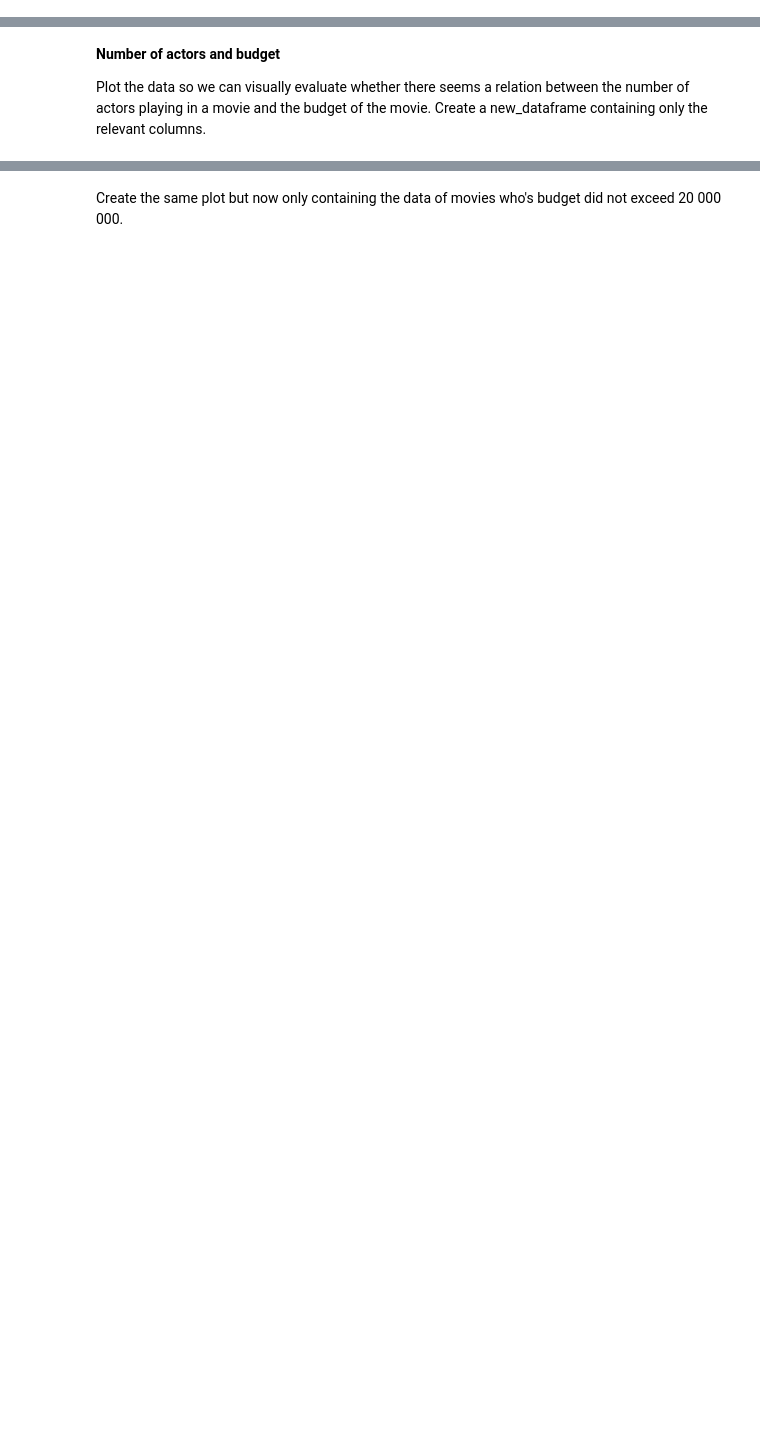
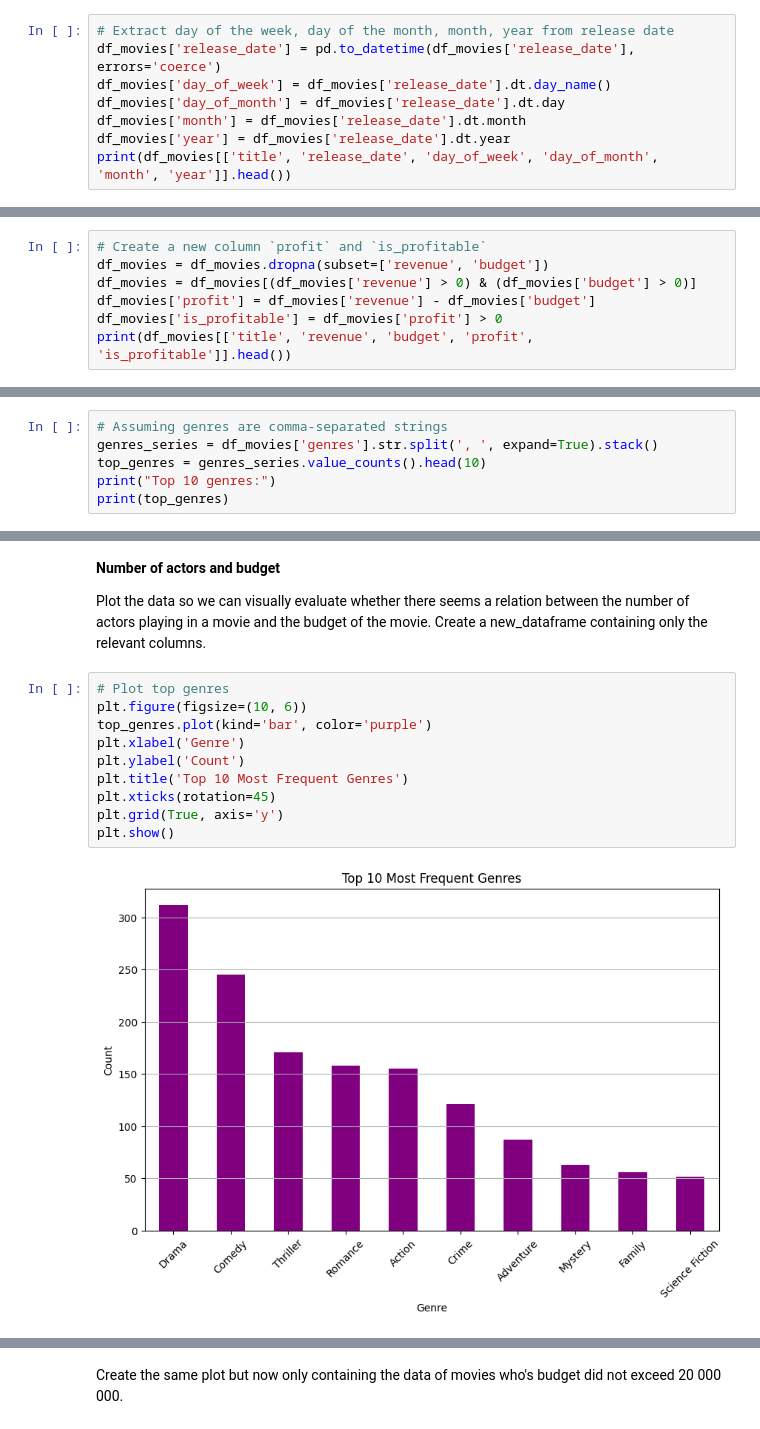
Before and after one commit to iPwnds/Programming-2, a Jupyter notebook: 05-data-processing/05-bigger_exercises/TMDB-movies.ipynb, the cells around one changed output, grey strips where cells are left out. Cells and saved outputs as stored; diff of their text form; blank space fills up the shorter version.

```diff
--- a/05-data-processing/05-bigger_exercises/TMDB-movies.ipynb
+++ b/05-data-processing/05-bigger_exercises/TMDB-movies.ipynb
@@ -32,3 +123,11 @@ For the following questions, work with the dataframe `df_movies`.
 
 Extract following information from the release date and store this in new columns:
     day of the week, day of the month, month, year
+# %%
+# Extract day of the week, day of the month, month, year from release date
+df_movies['release_date'] = pd.to_datetime(df_movies['release_date'], errors='coerce')
+df_movies['day_of_week'] = df_movies['release_date'].dt.day_name()
+df_movies['day_of_month'] = df_movies['release_date'].dt.day
+df_movies['month'] = df_movies['release_date'].dt.month
+df_movies['year'] = df_movies['release_date'].dt.year
+print(df_movies[['title', 'release_date', 'day_of_week', 'day_of_month', 'month', 'year']].head())
@@ -35,2 +141,9 @@ Extract following information from the release date and store this in new column
 # %% [markdown]
 Create a new column `profit`, derived from subtracting the budget from the revenue. Remove all rows which do not contain valid revenue or budget data. Also create a column with booleans indicating wheter a film `is_profitable` (profit >0) or not.
+# %%
+# Create a new column `profit` and `is_profitable`
+df_movies = df_movies.dropna(subset=['revenue', 'budget'])
+df_movies = df_movies[(df_movies['revenue'] > 0) & (df_movies['budget'] > 0)]
+df_movies['profit'] = df_movies['revenue'] - df_movies['budget']
+df_movies['is_profitable'] = df_movies['profit'] > 0
+print(df_movies[['title', 'revenue', 'budget', 'profit', 'is_profitable']].head())
@@ -42,3 +162,9 @@ We are looking for the individual values, not the unique entries of genre combin
 To get you started: When analysing the video games dataset, we have seen a method to create separate rows (each with the same index) to represent multiple values of a column. This method takes a list-like object as argument.
 
 Tip: tackle this assignment step by step.
+# %%
+# Assuming genres are comma-separated strings
+genres_series = df_movies['genres'].str.split(', ', expand=True).stack()
+top_genres = genres_series.value_counts().head(10)
+print("Top 10 genres:")
+print(top_genres)
@@ -47,3 +186,15 @@ Tip: tackle this assignment step by step.
 
 
 Plot the data so we can visually evaluate whether there seems a relation between the number of actors playing in a movie and the budget of the movie. Create a new_dataframe containing only the relevant columns.
+# %%
+# Plot top genres
+plt.figure(figsize=(10, 6))
+top_genres.plot(kind='bar', color='purple')
+plt.xlabel('Genre')
+plt.ylabel('Count')
+plt.title('Top 10 Most Frequent Genres')
+plt.xticks(rotation=45)
+plt.grid(True, axis='y')
+plt.show()
+# %% [output]
+[figure, added]
```
Also changed, not shown: parts of 15 cells of this notebook, 7 other files.
